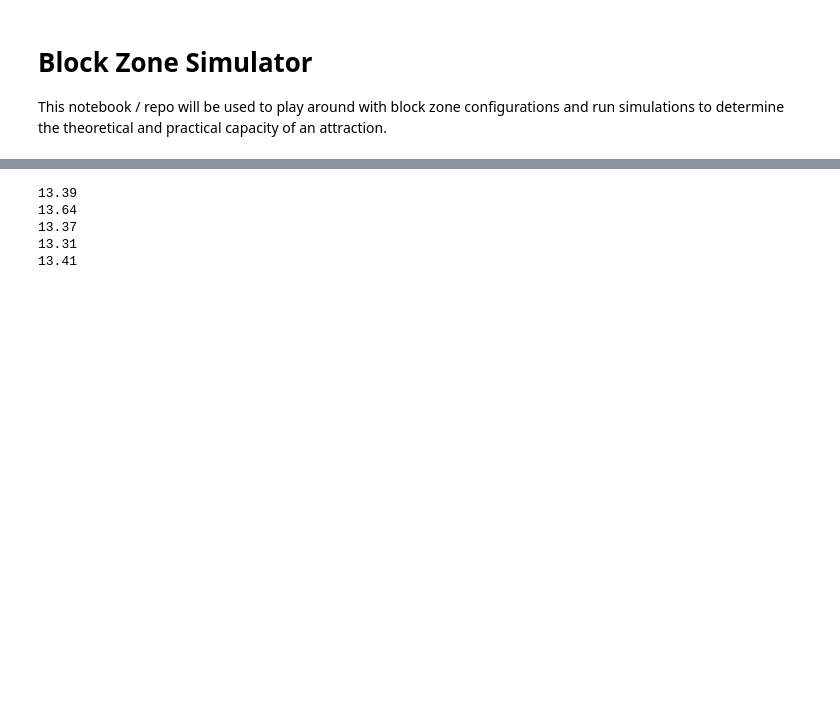
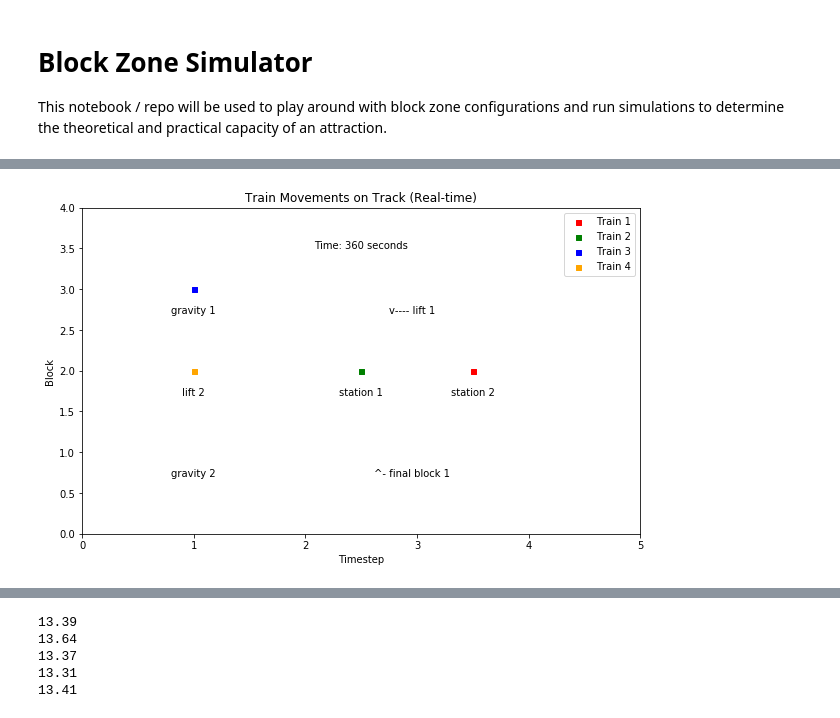
Before and after one commit to AlexBorger/block-zone-simulator, a Jupyter notebook: Code/sim_scratchpad.ipynb, the cells around one changed output, grey strips where cells are left out. Cells and saved outputs as stored; diff of their text form; code cells hidden in the pictures; blank space fills up the shorter version.

Commit message:
added animation

```diff
--- a/Code/sim_scratchpad.ipynb
+++ b/Code/sim_scratchpad.ipynb
@@ -113,3 +113,92 @@ circuit = Circuit(blocks, num_trains=3, optional_params=optional_params)
 # run the sim
 for _ in range(36000):
     circuit.step()
+# %%
+import matplotlib.pyplot as plt
+from matplotlib.animation import FuncAnimation
+from matplotlib.animation import PillowWriter
+from IPython.display import HTML
+import numpy as np
+from IPython.display import clear_output
+
+num_trains = 4
+num_timesteps = 360
+train_blocks = None  # Store current block
+circuit = Circuit(blocks, num_trains=num_trains, optional_params=optional_params)
+
+block_locs = {
+    'station 1': (2.5, 2),
+    'station 2': (3.5, 2),
+    'lift 1': (3, 3),
+    'gravity 1': (1, 3),
+    'lift 2': (1, 2),
+    'gravity 2': (1, 1),
+    'final block 1': (3, 1),
+}
+
+block_txt = {block: block for block in circuit.blocks}
+train_colors = ['red', 'green', 'blue', 'orange', 'purple', 'black']
+
+# Simulation loop
+def create_gif(num_timesteps):
+
+    # Initialize the plot
+    fig, ax = plt.subplots(figsize=(10, 6))
+    plt.xlabel("Timestep")
+    plt.ylabel("Block")
+    plt.title("Train Movements on Track (Real-time)")
+    plt.ylim(0, 4)  # Adjust y-limit based on your block range
+    plt.xlim(0, 5)
+    scatters = [ax.scatter([], [], c=train_colors[i], s=25, marker='s', label=f"Train {i+1}") for i in range(num_trains)]
+    texts = [ax.text(block_locs[b][0], block_locs[b][1] - 0.2, block_txt[b], ha='center', va='top') for b in circuit.blocks]
+    texts.append(ax.text(2.5, 3.6, f'Time: 0 seconds', ha='center', va='top'))
+    ax.legend()
+
+    def animate(frame):
+        # step simulation and update visualization for new frame=timestep
+        circuit.step()
+        print('.',end='')
+        train_blocks = [block_locs[circuit.trains[t].current_block] for t in circuit.trains]
+        if circuit.blocks['final block 1'].splitter_switch_position == 'station 1':
+            block_txt['final block 1'] = '^- final block 1   '
+        else:
+            block_txt['final block 1'] = '   final block 1 -^'
+        if circuit.blocks['lift 1'].merger_switch_position == 'station 1':
+            block_txt['lift 1'] = 'v---- lift 1   '
+        else:
+            block_txt['lift 1'] = '   lift 1 ----v'
+
+        # show labels for block areas
+        i = 0
+        for b in circuit.blocks:
+            texts[i].set_text(block_txt[b])
+            i += 1
+        # update sim time
+        texts[-1].set_text(f'Time: {frame+1} seconds')
+
+        # Update the train locations
+        for i in range(num_trains):
+            scatters[i].set_offsets([(train_blocks[i][0], train_blocks[i][1])])
+
+        return scatters
+
+    anim = FuncAnimation(
+        fig,
+        animate,
+        frames = num_timesteps,
+        interval = 100,
+        blit = True
+    )
+
+    return anim
+
+print("Creating animation...")
+anim = create_gif(num_timesteps)
+
+writer = PillowWriter(fps=10)
+anim.save('train_animation.gif', writer=writer)
+print("Animation saved.")
+
+# Display the animation in the notebook
+#HTML(anim.to_jshtml())
+# %% [output]
@@ -115,0 +207 @@ for _ in range(36000):
+[figure, added]
```
Also changed, not shown: parts of 3 cells of this notebook, 4 other files.
